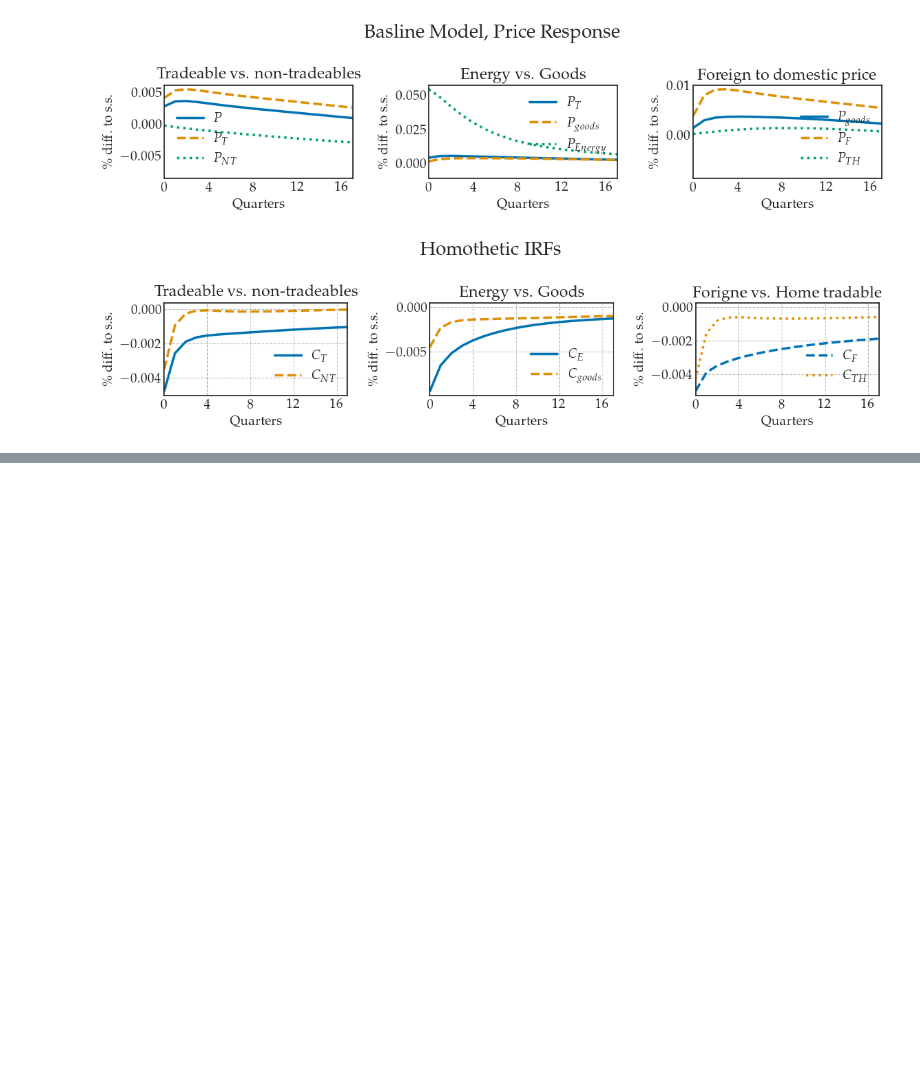
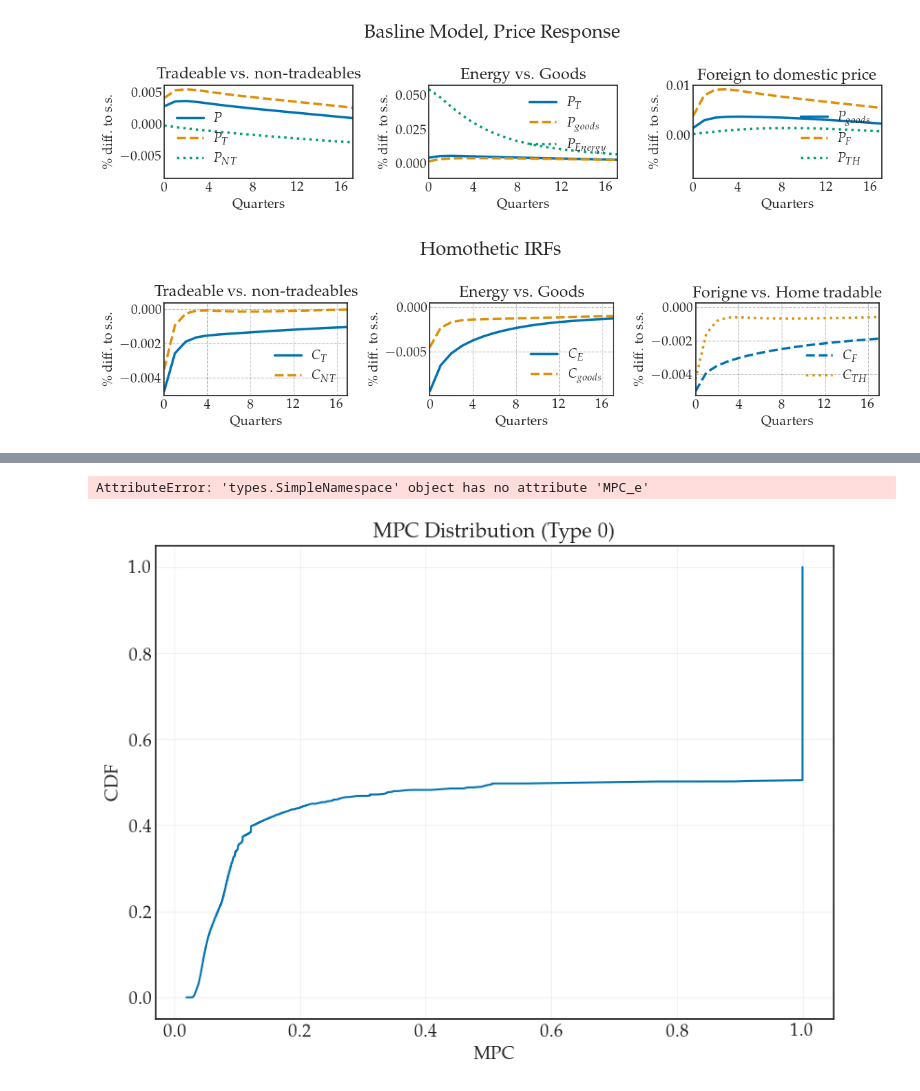
Before and after one commit to funlime/I_HANK_PIGL, a Jupyter notebook: Notebook.ipynb, the cells around one changed output, grey strips where cells are left out. Cells and saved outputs as stored; diff of their text form; code cells hidden in the pictures; blank space fills up the shorter version.

```diff
--- a/Notebook.ipynb
+++ b/Notebook.ipynb
@@ -822,0 +882,54 @@ def share_T(par,e, PT=1, PNT=1):
+# %%
+# Step 1: Compute MPC for type 0
+e = model.ss.e[0, :, :]  # shape (type, income, assets), e.g., (7, 500)
+a = par.a_grid  # shape (500,)
+ra = 0.005
+
+# Compute MPC using finite differences over assets
+denom = (1 + ra) * (a[1:] - a[:-1])  # shape (499,)
+MPC = (e[:, 1:] - e[:, :-1]) / denom  # shape (7, 499)
+
+model.ss.MPC_e[0, :, :]  = MPC
+# %% [output]
+AttributeError: 'types.SimpleNamespace' object has no attribute 'MPC_e'
+# %%
+
+# Step 1: Compute MPC for type 0
+e = model.ss.e[0, :, :]  # shape (income, assets), e.g., (7, 500)
+a = par.a_grid  # shape (500,)
+ra = 0.005
+
+# Compute MPC using finite differences over assets
+denom = (1 + ra) * (a[1:] - a[:-1])  # shape (499,)
+MPC = (e[:, 1:] - e[:, :-1]) / denom  # shape (7, 499)
+
+
+
+# Step 2: Get matching population weights
+weights = model.ss.D[0, :, :-1]  # shape (7, 499), matches MPC shape
+
+# Step 3: Flatten and sort by MPC values
+MPC_flat = MPC.ravel()
+weights_flat = weights.ravel()
+
+# Sort MPCs and weights by MPC values
+sort_idx = np.argsort(MPC_flat)
+MPC_sorted = MPC_flat[sort_idx]
+weights_sorted = weights_flat[sort_idx]
+
+# Step 4: Compute CDF
+cdf = np.cumsum(weights_sorted)
+cdf /= cdf[-1]  # normalize to 1
+
+# Step 5: Plot
+fig, ax = plt.subplots(figsize=(8, 6))
+ax.plot(MPC_sorted, cdf)
+
+ax.set_xlabel('MPC', fontsize=14)
+ax.set_ylabel('CDF', fontsize=14)
+ax.set_title('MPC Distribution (Type 0)', fontsize=16)
+ax.grid(True)
+fig.tight_layout(pad=0.5)
+plt.show()
+# %% [output]
+[figure, added]
```
Also changed, not shown: parts of 30 cells of this notebook, 4 other files.
